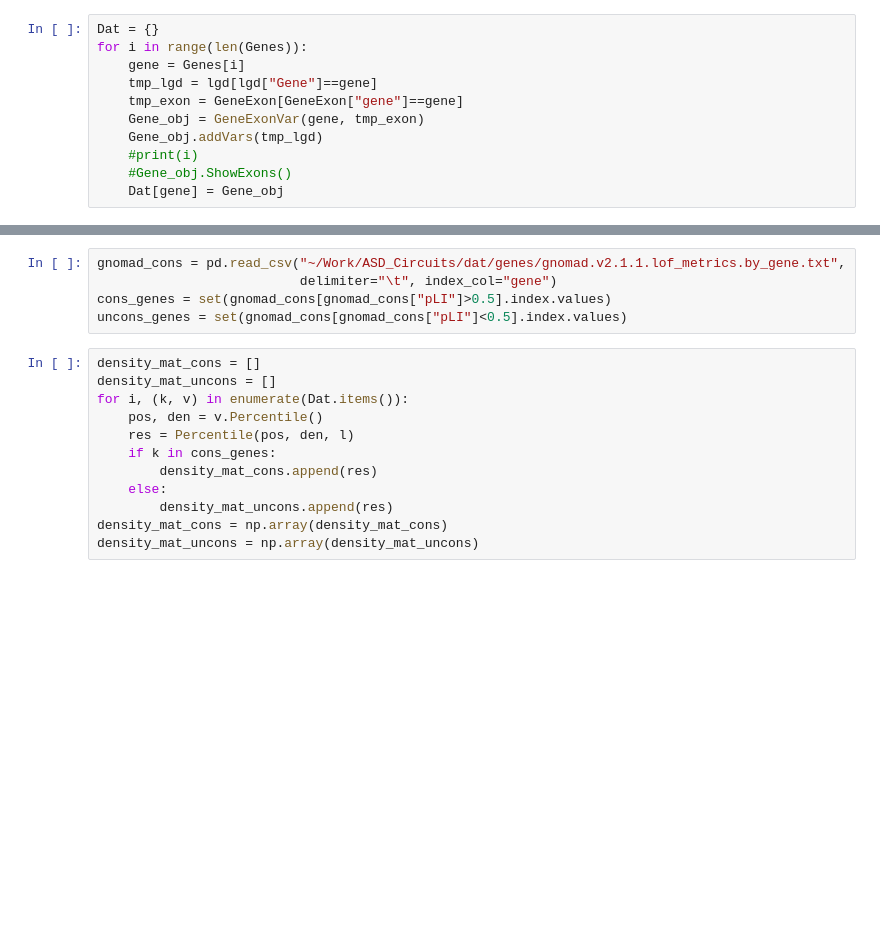
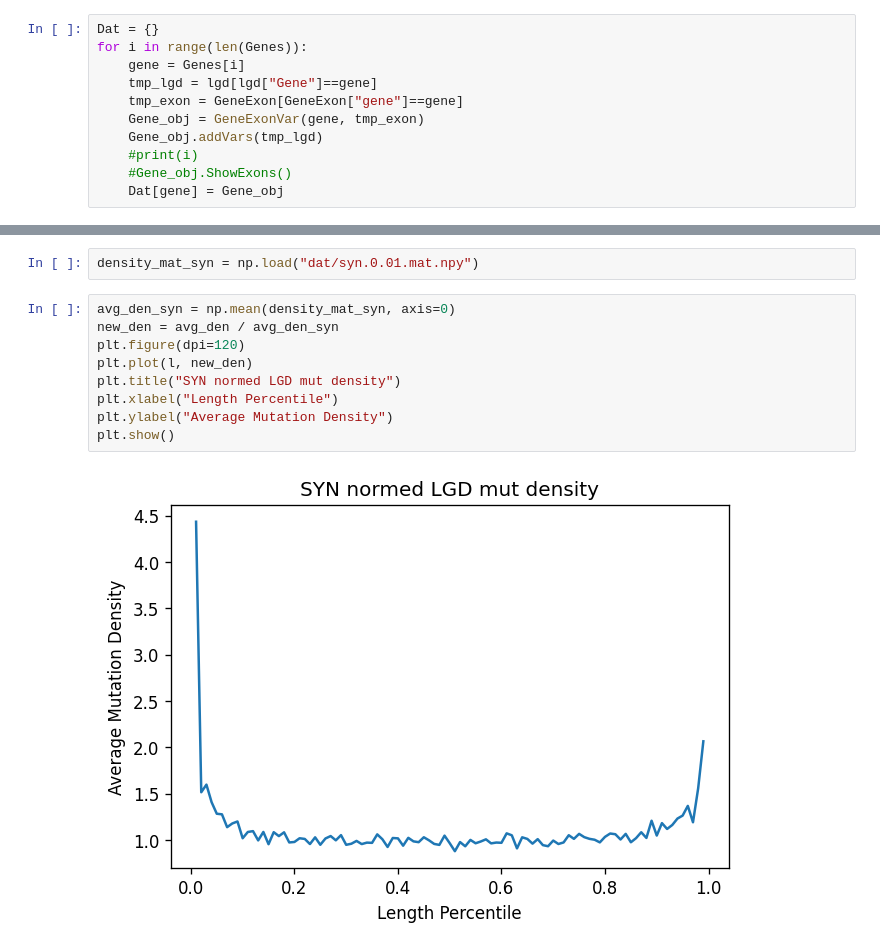
Before and after one commit to explorerwjy/GDS, a Jupyter notebook: src/MutDistribute_LGD.ipynb, the cells around one changed output, grey strips where cells are left out. Cells and saved outputs as stored; diff of their text form; blank space fills up the shorter version.

```diff
--- a/src/MutDistribute_LGD.ipynb
+++ b/src/MutDistribute_LGD.ipynb
@@ -59,20 +94,16 @@ plt.plot(l, avg_den)
-# %%
-gnomad_cons = pd.read_csv("~/Work/ASD_Circuits/dat/genes/gnomad.v2.1.1.lof_metrics.by_gene.txt",
-                          delimiter="\t", index_col="gene")
-cons_genes = set(gnomad_cons[gnomad_cons["pLI"]>0.5].index.values)
-uncons_genes = set(gnomad_cons[gnomad_cons["pLI"]<0.5].index.values)
-# %%
-density_mat_cons = []
-density_mat_uncons = []
-for i, (k, v) in enumerate(Dat.items()):
-    pos, den = v.Percentile()
-    res = Percentile(pos, den, l)
-    if k in cons_genes:
-        density_mat_cons.append(res)
-    else:
-        density_mat_uncons.append(res)
-density_mat_cons = np.array(density_mat_cons)
-density_mat_uncons = np.array(density_mat_uncons)
+# %%
+density_mat_syn = np.load("dat/syn.0.01.mat.npy")
+# %%
+avg_den_syn = np.mean(density_mat_syn, axis=0)
+new_den = avg_den / avg_den_syn
+plt.figure(dpi=120)
+plt.plot(l, new_den)
+plt.title("SYN normed LGD mut density")
+plt.xlabel("Length Percentile")
+plt.ylabel("Average Mutation Density")
+plt.show()
+# %% [output]
+[figure, added]
 # %%
 print(density_mat_cons.shape)
 avg_den = np.mean(density_mat_cons, axis=0)
```
Also changed, not shown: parts of 16 cells of this notebook, 3 other files.
